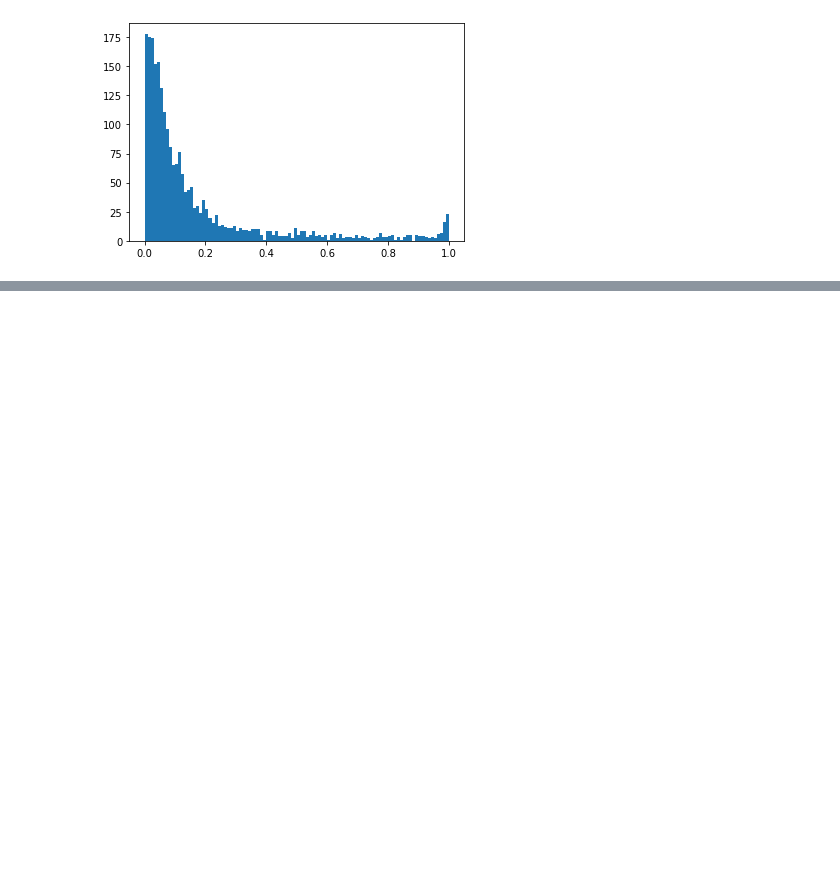
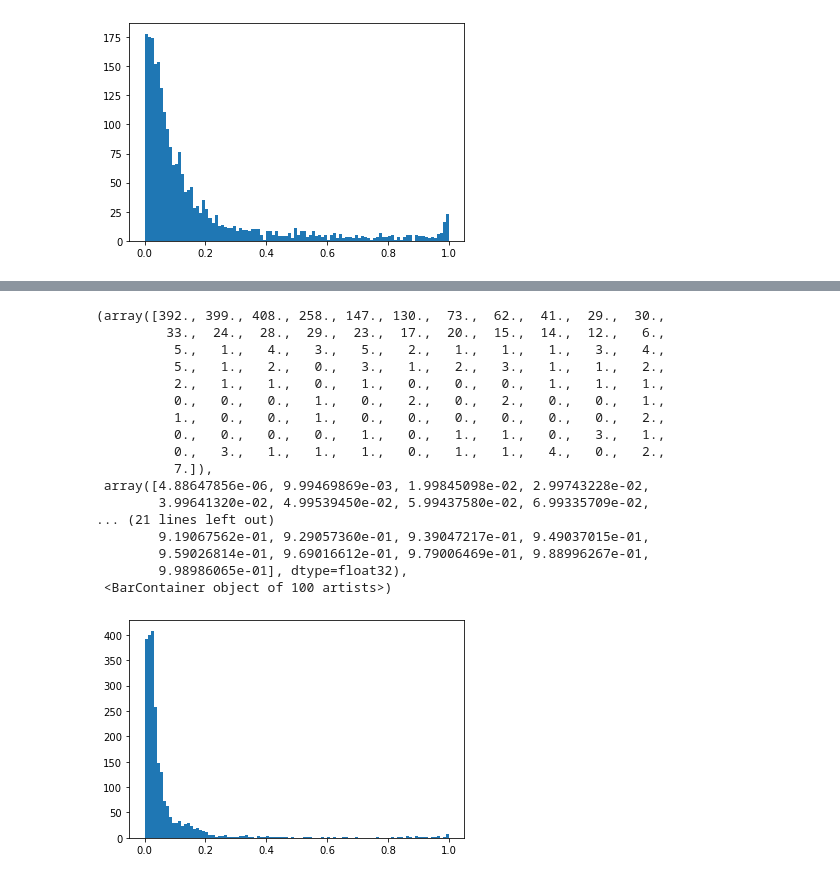
Before and after one commit to vshah99/prob_seq_queries_nnproject, a Jupyter notebook: notebooks/Beam_search_v_sampling.ipynb, the cells around one changed output, grey strips where cells are left out. Saved outputs shown, nothing was run; the diff lists cells and outputs as text; code cells hidden in the pictures; blank space fills up the shorter version.

```diff
--- a/notebooks/Beam_search_v_sampling.ipynb
+++ b/notebooks/Beam_search_v_sampling.ipynb
@@ -74 +90,22 @@ data = read_pkl("data/importance_sampling/shakespeare/val-dl_gt_18h_20s_exc-dyna
+# %%
+plt.hist(data,bins=100)
+# %% [output]
+(array([392., 399., 408., 258., 147., 130.,  73.,  62.,  41.,  29.,  30.,
+         33.,  24.,  28.,  29.,  23.,  17.,  20.,  15.,  14.,  12.,   6.,
+          5.,   1.,   4.,   3.,   5.,   2.,   1.,   1.,   1.,   3.,   4.,
+          5.,   1.,   2.,   0.,   3.,   1.,   2.,   3.,   1.,   1.,   2.,
+          2.,   1.,   1.,   0.,   1.,   0.,   0.,   0.,   1.,   1.,   1.,
+          0.,   0.,   0.,   1.,   0.,   2.,   0.,   2.,   0.,   0.,   1.,
+          1.,   0.,   0.,   1.,   0.,   0.,   0.,   0.,   0.,   0.,   2.,
+          0.,   0.,   0.,   0.,   1.,   0.,   1.,   1.,   0.,   3.,   1.,
+          0.,   3.,   1.,   1.,   1.,   0.,   1.,   1.,   4.,   0.,   2.,
+          7.]),
+ array([4.88647856e-06, 9.99469869e-03, 1.99845098e-02, 2.99743228e-02,
+        3.99641320e-02, 4.99539450e-02, 5.99437580e-02, 6.99335709e-02,
+... (21 lines left out)
+        9.19067562e-01, 9.29057360e-01, 9.39047217e-01, 9.49037015e-01,
+        9.59026814e-01, 9.69016612e-01, 9.79006469e-01, 9.88996267e-01,
+        9.98986065e-01], dtype=float32),
+ <BarContainer object of 100 artists>)
+[figure, added]
 # %%
```
Also changed, not shown: parts of 10 cells of this notebook, 11 other files.
